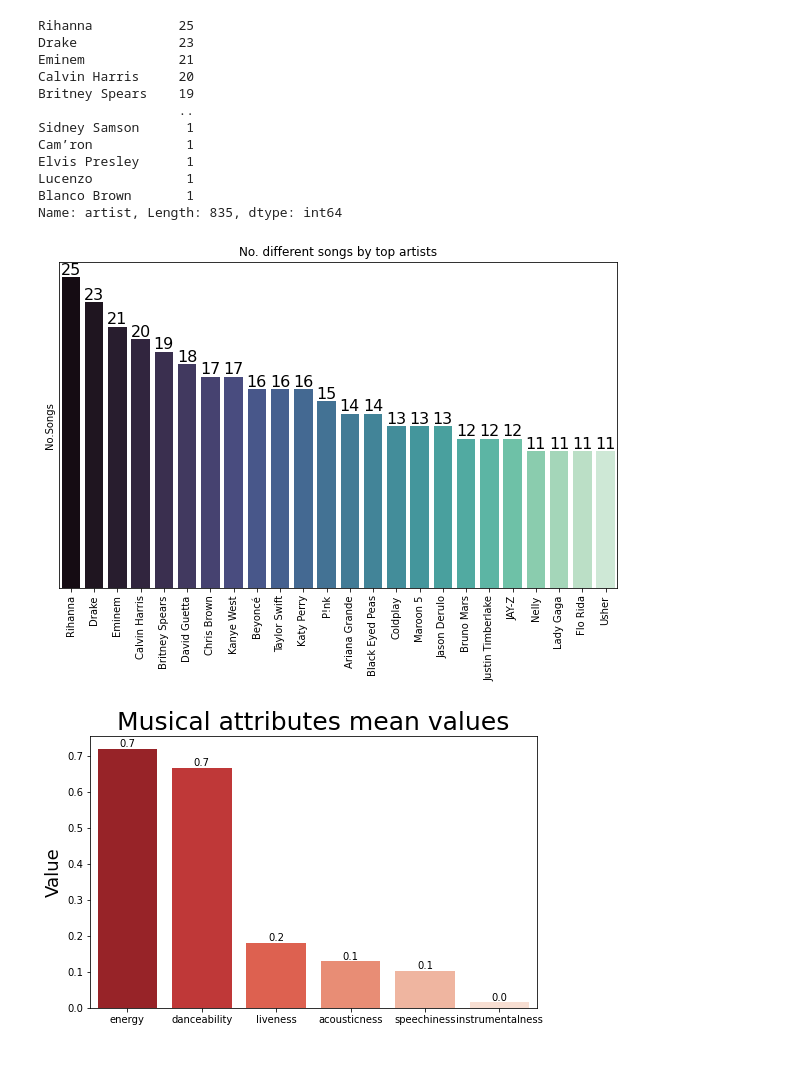
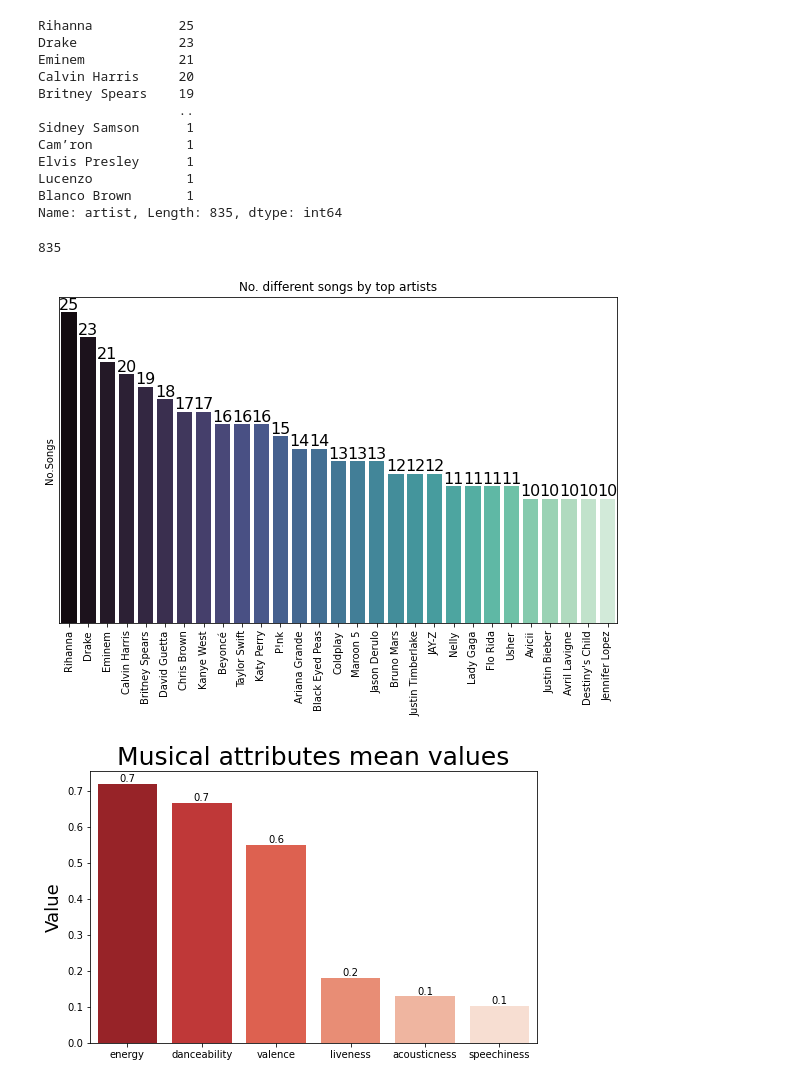
Before and after one commit to FZambujal/DAUCD, a Jupyter notebook: Popular Songs.ipynb, the cells around one changed output. Saved outputs shown, nothing was run; the diff lists cells and outputs as text; code cells hidden in the pictures.

```diff
--- a/Popular Songs.ipynb
+++ b/Popular Songs.ipynb
@@ -112,7 +118,7 @@ def category(genre):
     if 'pop' in genre or 'R&B' in genre:
         return 'Pop'
 
-    elif 'rap' in genre or 'hip hop' in genre:
+    elif 'hip hop' in genre:
         return 'Hip hop'
 
     elif 'rock' in genre or 'metal'in genre:
@@ -161,8 +167,7 @@ g = g.map(plt.hist, 'popularity', alpha=0.5)
 # %%
 #Number of diferent artists with songs in the Top
 
-art = hits['artist']
-hits_art = art.value_counts()
+hits_art = hits['artist'].value_counts()
 hits_art
 # %% [output]
 Rihanna           25
@@ -177,25 +182,29 @@ Elvis Presley      1
 Lucenzo            1
 Blanco Brown       1
 Name: artist, Length: 835, dtype: int64
+# %%
+hits['artist'].nunique()
+# %% [output]
+835
 # %%
 # Artists with more than 10 songs on the top
 
-top_art = hits_art[hits_art > 10]
+top_art = hits_art[hits_art >= 10]
 
 plt.figure(figsize=(10,6))
 plt.title('No. different songs by top artists')
 g=sns.barplot(top_art.index, top_art, palette='mako')
 g.bar_label(g.containers[0], fmt='%.0f', fontsize=16)
 plt.xticks(rotation=90)
 plt.yticks([])
 plt.ylabel('No.Songs')
 plt.show()
 # %% [output]
-[figure, old version]
+[figure, new version]
 # %%
 #What are the attributes of the most popular songs?
 
-hits_attributes = hits[["danceability", "energy", "speechiness","acousticness", "instrumentalness", "liveness"]]
+hits_attributes = hits[["danceability", "energy", "speechiness","acousticness", "valence", "liveness"]]
 
 hits_mean = pd.DataFrame(hits_attributes.mean().sort_values(ascending=False).reset_index())
 hits_mean.rename(columns={ hits_mean.columns[1]: "value" }, inplace = True)
@@ -210,4 +219,4 @@ plt.ylabel('Value', fontsize=18)
 plt.yticks(fontsize=10)
 plt.show()
 # %% [output]
-[figure, old version]
+[figure, new version]
```
Also changed, not shown: parts of 11 cells of this notebook, 1 other file.
